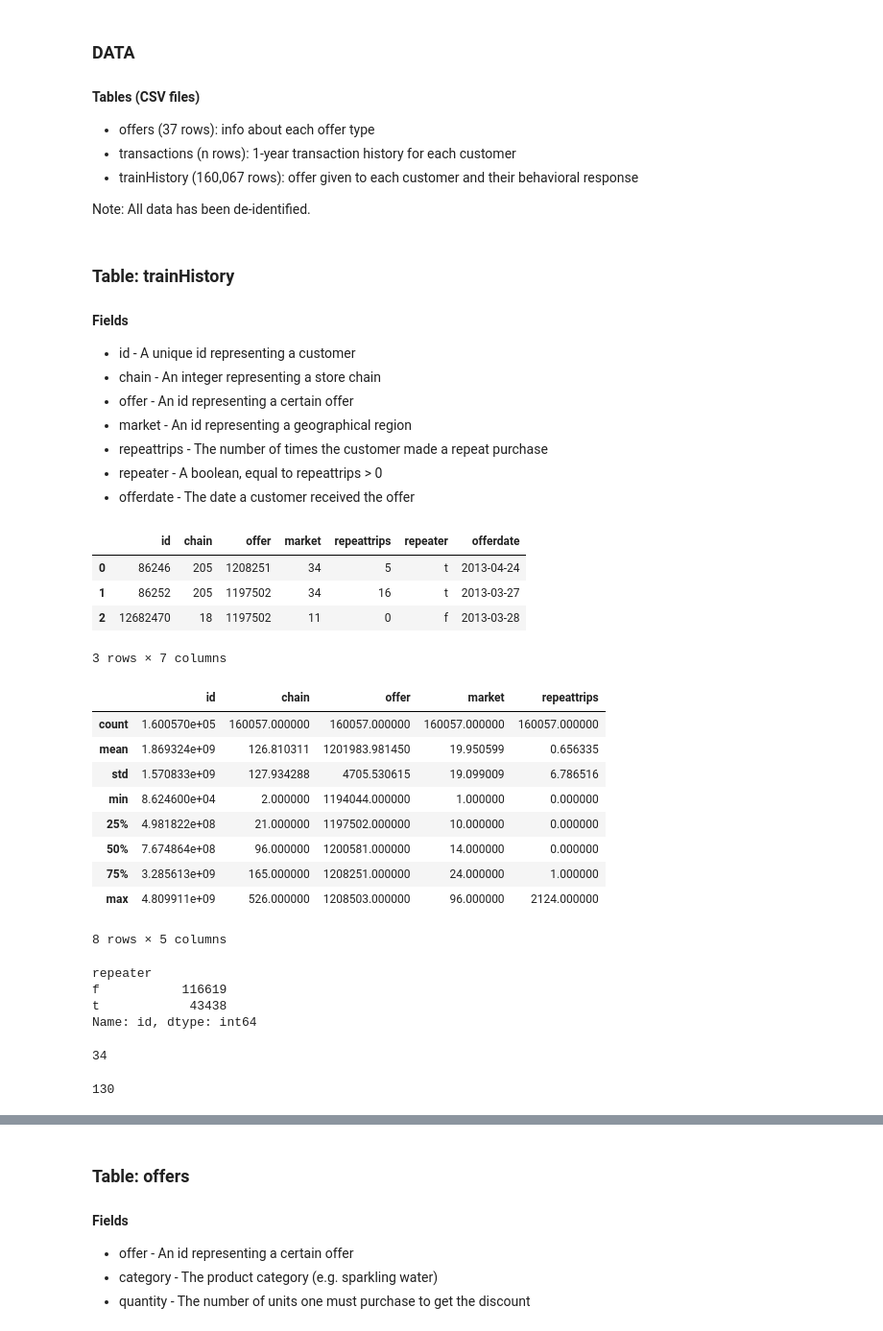
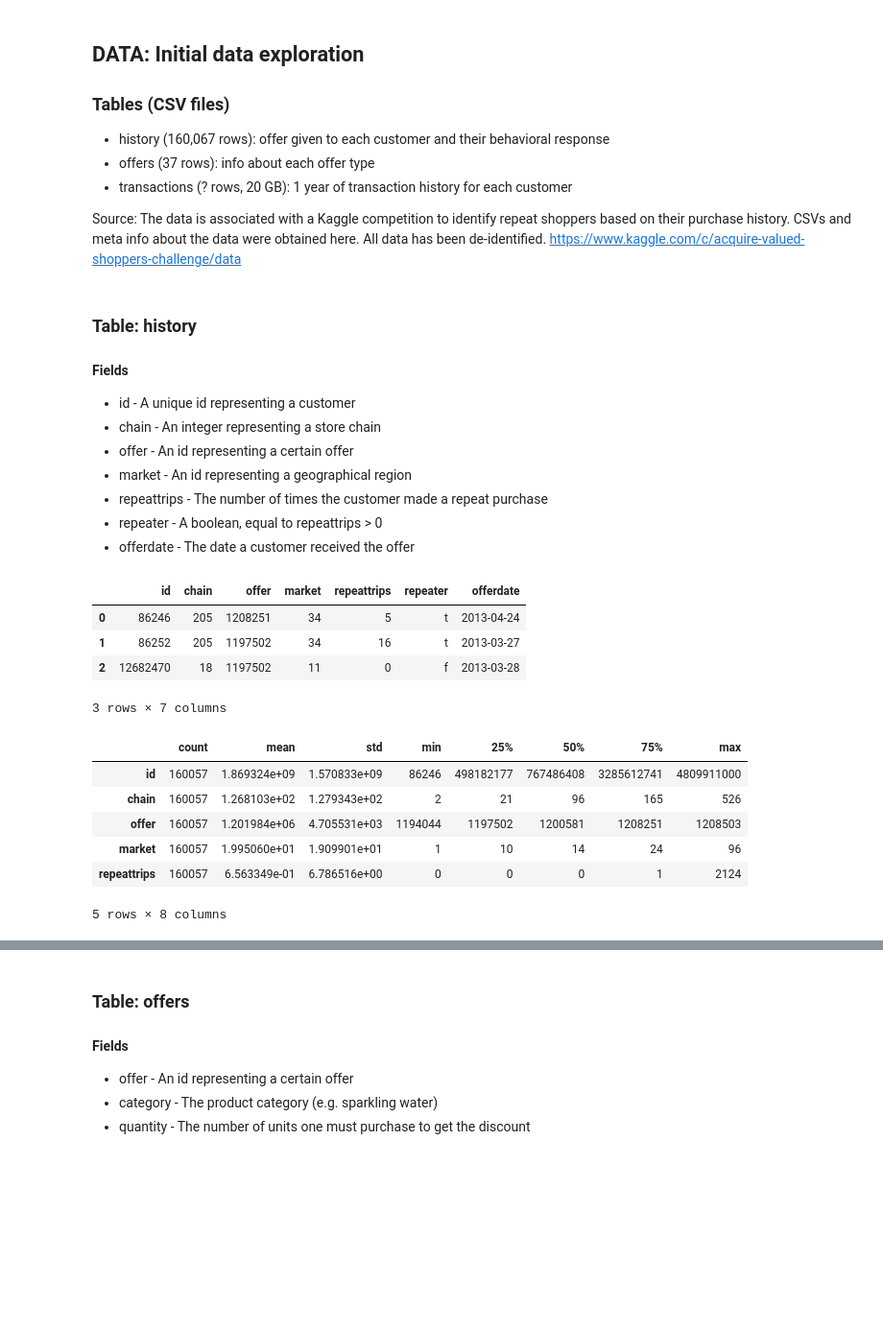
Before and after one commit to ankurprajapati/DAT6_clb, a Jupyter notebook: Final_Project/dataviz.ipynb, the cells around one changed output, grey strips where cells are left out. Shown at 96% size. Drawn from its saved outputs; the diff is of its cells as text; code cells hidden in the pictures; blank space fills up the shorter version.

```diff
--- a/Final_Project/dataviz.ipynb
+++ b/Final_Project/dataviz.ipynb
@@ -6,15 +10,15 @@ import numpy as np
-# %% [markdown]
-### DATA
-#### Tables (CSV files)
-<ul>
-<li>offers (37 rows):  info about each offer type
-<li>transactions (n rows):  1-year transaction history for each customer
-<li>trainHistory (160,067 rows):  offer given to each customer and their behavioral response
-</ul>
-
-Note:  All data has been de-identified.
+# %% [markdown]
+## DATA:  Initial data exploration
+### Tables (CSV files)
+<ul>
+<li>history (160,067 rows):  offer given to each customer and their behavioral response
+<li>offers (37 rows):  info about each offer type
+<li>transactions (? rows, 20 GB):  1 year of transaction history for each customer
+</ul>
+
+Source:  The data is associated with a Kaggle competition to identify repeat shoppers based on their purchase history.  CSVs and meta info about the data were obtained here.  All data has been de-identified.  https://www.kaggle.com/c/acquire-valued-shoppers-challenge/data
 # %% [markdown]
-### Table:  trainHistory
+### Table:  history
 #### Fields
 <ul>
 <li>id - A unique id representing a customer
@@ -26,7 +30,7 @@ Note:  All data has been de-identified.
 <li>offerdate - The date a customer received the offer
 </ul>
 # %%
-hdata = pd.read_csv('./Final_Project/trainHistory.csv')
+hdata = pd.read_csv('history.csv')
 hdata.head(3)
 # %% [output]
 |  | id | chain | offer | market | repeattrips | repeater | offerdate |
@@ -35,33 +39,12 @@ hdata.head(3)
 | 2 | 12682470 | 18 | 1197502 | 11 | 0 | f | 2013-03-28 |
 3 rows × 7 columns
 # %%
-hdata.describe()
+hdata.describe().T
 # %% [output]
-|  | id | chain | offer | market | repeattrips |
-| count | 1.600570e+05 | 160057.000000 | 160057.000000 | 160057.000000 | 160057.000000 |
-| mean | 1.869324e+09 | 126.810311 | 1201983.981450 | 19.950599 | 0.656335 |
-| std | 1.570833e+09 | 127.934288 | 4705.530615 | 19.099009 | 6.786516 |
-| min | 8.624600e+04 | 2.000000 | 1194044.000000 | 1.000000 | 0.000000 |
-| 25% | 4.981822e+08 | 21.000000 | 1197502.000000 | 10.000000 | 0.000000 |
-| 50% | 7.674864e+08 | 96.000000 | 1200581.000000 | 14.000000 | 0.000000 |
-| 75% | 3.285613e+09 | 165.000000 | 1208251.000000 | 24.000000 | 1.000000 |
-| max | 4.809911e+09 | 526.000000 | 1208503.000000 | 96.000000 | 2124.000000 |
+|  | count | mean | std | min | 25% | 50% | 75% | max |
+| id | 160057 | 1.869324e+09 | 1.570833e+09 | 86246 | 498182177 | 767486408 | 3285612741 | 4809911000 |
+| chain | 160057 | 1.268103e+02 | 1.279343e+02 | 2 | 21 | 96 | 165 | 526 |
+| offer | 160057 | 1.201984e+06 | 4.705531e+03 | 1194044 | 1197502 | 1200581 | 1208251 | 1208503 |
+| market | 160057 | 1.995060e+01 | 1.909901e+01 | 1 | 10 | 14 | 24 | 96 |
+| repeattrips | 160057 | 6.563349e-01 | 6.786516e+00 | 0 | 0 | 0 | 1 | 2124 |
-8 rows × 5 columns
+5 rows × 8 columns
-# %%
-# hdata['repeater'][:5] == 't'
-# how do I count up number of 't' and 'f'?
-hdata.groupby('repeater').count()['id']
-# %% [output]
-repeater
-f           116619
-t            43438
-Name: id, dtype: int64
-# %%
-# hdata.groupby('market').count()['market']
-len(pd.Series(hdata['market']).unique())
-# %% [output]
-34
-# %%
-len(pd.Series(hdata['chain']).unique())
-# %% [output]
-130
```
Also changed, not shown: parts of 80 cells of this notebook.
